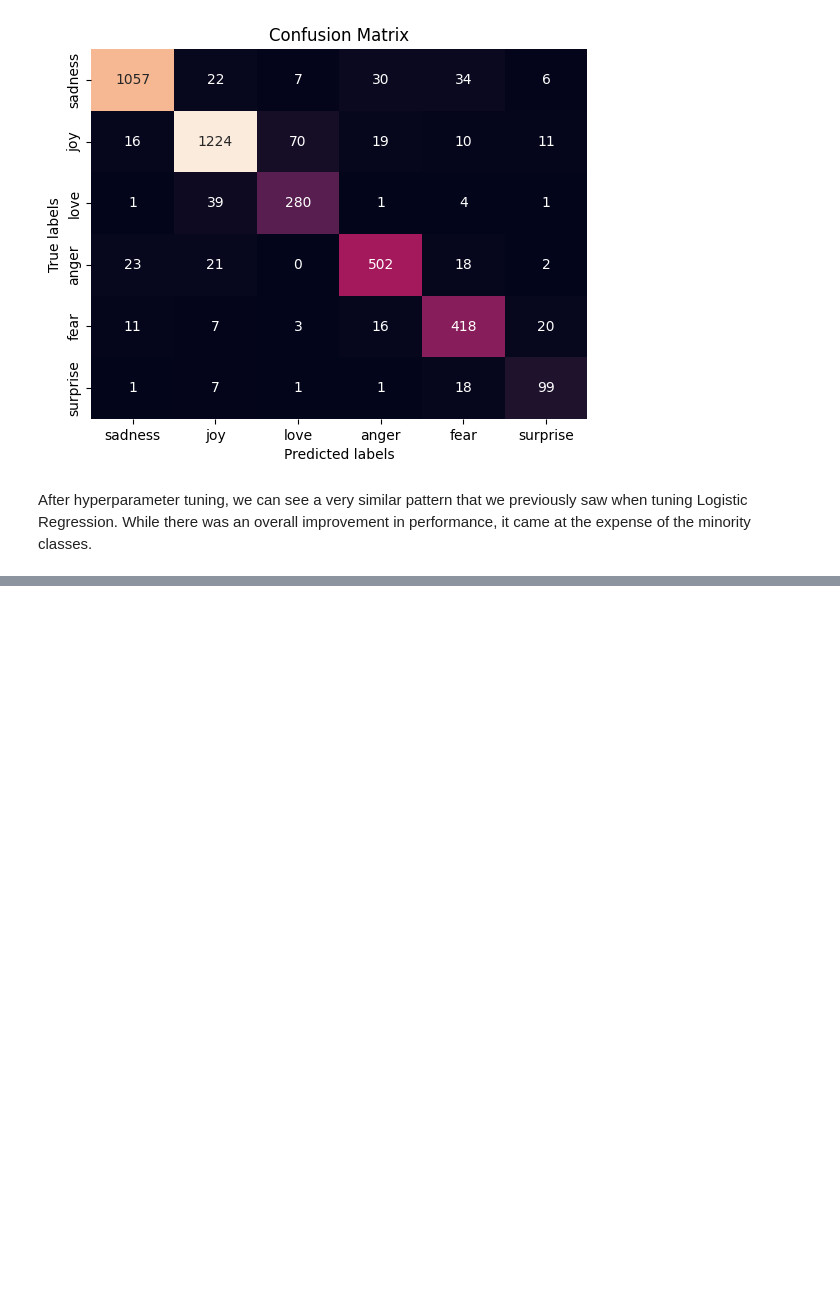
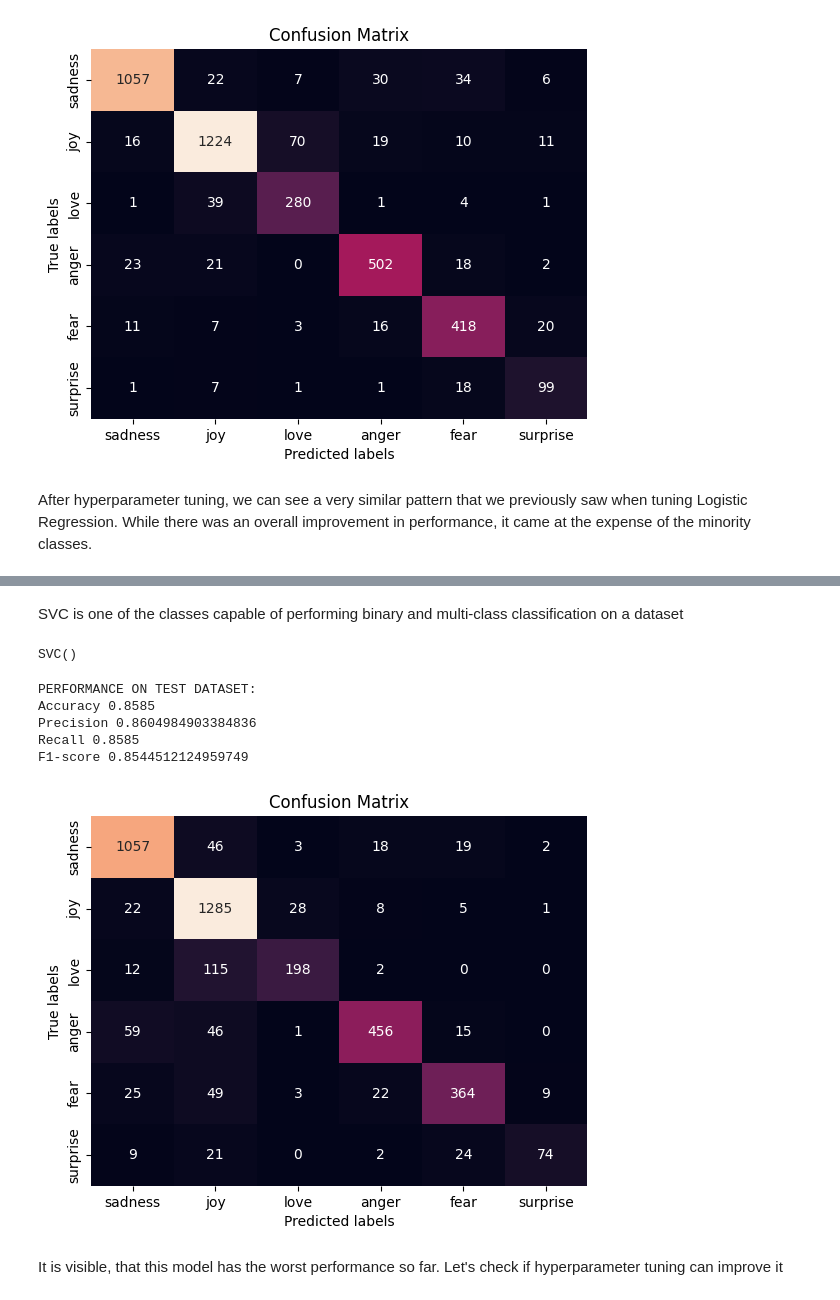
Before and after one commit to olast45/Emotions-Prediction-App, a Jupyter notebook: notebooks/emotions_analysis.ipynb, the cells around one changed output, grey strips where cells are left out. Cells and saved outputs as stored; diff of their text form; code cells hidden in the pictures; blank space fills up the shorter version.

Commit message:
feat: Introduce SVM for emotion classification

```diff
--- a/notebooks/emotions_analysis.ipynb
+++ b/notebooks/emotions_analysis.ipynb
@@ -583,0 +595,20 @@ After hyperparameter tuning, we can see a very similar pattern that we previousl
+# %% [markdown]
+SVC is one of the classes capable of performing binary and multi-class classification on a dataset
+# %%
+svm_model = SVC()
+svm_model.fit(X_train, y_train)
+# %% [output]
+SVC()
+# %%
+y_pred = svm_model.predict(X_test_tfidf)
+# %%
+evaluate_performance(y_true, y_pred)
+# %% [output]
+PERFORMANCE ON TEST DATASET:
+Accuracy 0.8585
+Precision 0.8604984903384836
+Recall 0.8585
+F1-score 0.8544512124959749
+[figure, added]
+# %% [markdown]
+It is visible, that this model has the worst performance so far. Let's check if hyperparameter tuning can improve it
```
Also changed, not shown: parts of 9 cells of this notebook.
